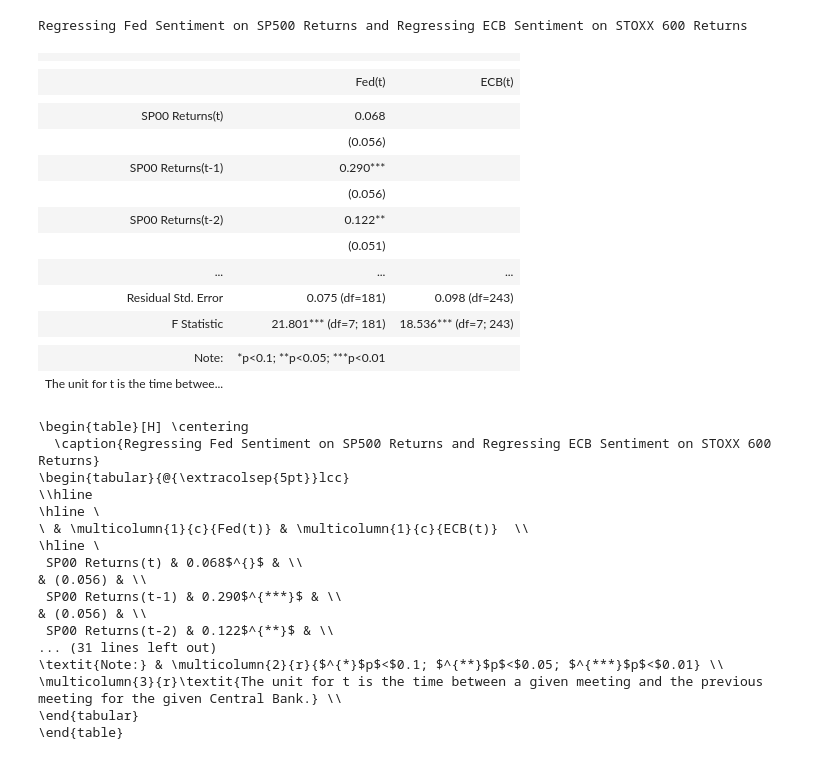
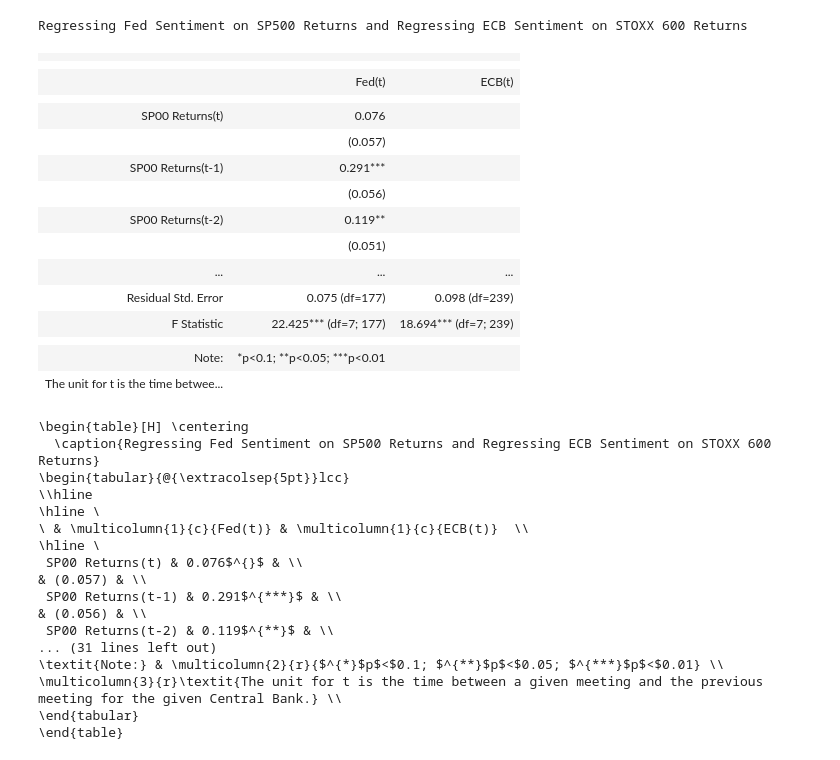
Before and after one commit to KyleNabors/Central-Bank-FinBERT-Analysis, a Jupyter notebook: Meeting Break Regressions.ipynb, the cells around one changed output. Cells and saved outputs as stored; diff of their text form; code cells hidden in the pictures.

```diff
--- a/Meeting Break Regressions.ipynb
+++ b/Meeting Break Regressions.ipynb
@@ -140,18 +151,27 @@ for column in sentiment.columns:
     if column != "date":  # Skip the 'date' column
         sentiment[f"{column}_1"] = sentiment[column].shift(1)
 
-for i in range(1, 5):
-    sentiment[f"fed_minutes_forward_{i}"] = sentiment["fed_minutes"].shift(-i)
-    sentiment[f"press_conferences_forward_{i}"] = sentiment["press_conferences"].shift(
-        -i
-    )
+
 for i in range(0, 6):
     fed_sentiment[f"log_returns_{i}"] = fed_sentiment["log_returns"].shift(i)
     ecb_sentiment[f"log_returns_eu_{i}"] = ecb_sentiment["log_returns_eu"].shift(i)
 
 # The count runs from day of announcment till day before next announcment so we shift the values by 1 so fed_minutes is now t where as before it was t-1
-fed_sentiment["fed_minutes_t"] = fed_sentiment["fed_minutes"].shift(-1)
-ecb_sentiment["press_conferences_t"] = ecb_sentiment["press_conferences"].shift(-1)
+fed_sentiment["fed_minutes"] = fed_sentiment["fed_minutes"].shift(-1)
+fed_sentiment["fed_minutes_1"] = fed_sentiment["fed_minutes"].shift(1)
+ecb_sentiment["press_conferences"] = ecb_sentiment["press_conferences"].shift(-1)
+ecb_sentiment["press_conferences_1"] = ecb_sentiment["press_conferences"].shift(1)
+
+ecb_sentiment["fed_minutes"] = ecb_sentiment["fed_minutes"].shift(-1)
+ecb_sentiment["fed_minutes_1"] = ecb_sentiment["fed_minutes"].shift(1)
+fed_sentiment["press_conferences"] = fed_sentiment["press_conferences"].shift(-1)
+fed_sentiment["press_conferences_1"] = fed_sentiment["press_conferences"].shift(1)
+
+for i in range(1, 5):
+    fed_sentiment[f"fed_minutes_forward_{i}"] = fed_sentiment["fed_minutes"].shift(-i)
+    ecb_sentiment[f"press_conferences_forward_{i}"] = ecb_sentiment[
+        "press_conferences"
+    ].shift(-i)
 # %%
 fed_sentiment = fed_sentiment.dropna()
 ecb_sentiment = ecb_sentiment.dropna()
@@ -164,7 +184,7 @@ sentiment = sentiment[
 ]
 # %%
 x0 = [
-    "fed_minutes",
+    "fed_minutes_1",
     "log_returns_0",
     "log_returns_1",
     "log_returns_2",
@@ -176,7 +196,7 @@ x0 = [
 ]
 
 x1 = [
-    "press_conferences",
+    "press_conferences_1",
     "log_returns_eu_0",
     "log_returns_eu_1",
     "log_returns_eu_2",
@@ -201,8 +221,8 @@ x1 = [
 #     "log_returnse_us_6",
 # ]
 
-yvar = "fed_minutes_t"
-yvar1 = "press_conferences_t"
+yvar = "fed_minutes"
+yvar1 = "press_conferences"
 # yvar2 = "minute_sentiment"
 # yvar3 = "pc_sentiment"
 
@@ -245,8 +265,8 @@ stargazer.covariate_order(
         "log_returns_eu_3",
         "log_returns_eu_4",
         "log_returns_eu_5",
-        "fed_minutes",
-        "press_conferences",
+        "fed_minutes_1",
+        "press_conferences_1",
     ]
 )
 stargazer.rename_covariates(
@@ -256,44 +276,44 @@ stargazer.rename_covariates(
         "log_returns_2": "SP00 Returns(t-2)",
         "log_returns_3": "SP00 Returns(t-3)",
         "log_returns_4": "SP00 Returns(t-4)",
         "log_returns_5": "SP00 Returns(t-5)",
-        "fed_minutes": "Fed(t-1)",
+        "fed_minutes_1": "Fed(t-1)",
         "log_returns_eu_0": "STOXX600 Returns(t)",
         "log_returns_eu_1": "STOXX600 Returns(t-1)",
         "log_returns_eu_2": "STOXX600 Returns(t-2)",
         "log_returns_eu_3": "STOXX600 Returns(t-3)",
         "log_returns_eu_4": "STOXX600 Returns(t-4)",
         "log_returns_eu_5": "STOXX600 Returns(t-5)",
-        "press_conferences": "ECB(t-1)",
+        "press_conferences_1": "ECB(t-1)",
     },
 )
 stargazer.add_custom_notes(
     [
         "The unit for t is the time between a given meeting and the previous meeting for the given Central Bank."
     ]
 )
 # Display the Stargazer output
 display(HTML(stargazer.render_html()))
 
 # Modify the LaTeX output to remove all \\[-1.8ex]
 latex_output = stargazer.render_latex().replace("\\[-1.8ex]", "")
 latex_output = latex_output.replace("!htbp", "H")
 print(latex_output)
 # %% [output]
 Regressing Fed Sentiment on SP500 Returns and Regressing ECB Sentiment on STOXX 600 Returns
 |  |  |  |
 |  |
 |  | Fed(t) | ECB(t) |
 |  |  |  |
-| SP00 Returns(t) | 0.068 |  |
+| SP00 Returns(t) | 0.076 |  |
+|  | (0.057) |  |
+| SP00 Returns(t-1) | 0.291*** |  |
 |  | (0.056) |  |
-| SP00 Returns(t-1) | 0.290*** |  |
-|  | (0.056) |  |
-| SP00 Returns(t-2) | 0.122** |  |
+| SP00 Returns(t-2) | 0.119** |  |
 |  | (0.051) |  |
 | ... | ... | ... |
-| Residual Std. Error | 0.075 (df=181) | 0.098 (df=243) |
-| F Statistic | 21.801*** (df=7; 181) | 18.536*** (df=7; 243) |
+| Residual Std. Error | 0.075 (df=177) | 0.098 (df=239) |
+| F Statistic | 22.425*** (df=7; 177) | 18.694*** (df=7; 239) |
 |  |  |  |
 | Note: | *p<0.1; **p<0.05; ***p<0.01 |  |
 | The unit for t is the time betwee... |  |  |
@@ -304,11 +324,11 @@ Regressing Fed Sentiment on SP500 Returns and Regressing ECB Sentiment on STOXX
 \hline \
 \ & \multicolumn{1}{c}{Fed(t)} & \multicolumn{1}{c}{ECB(t)}  \\
 \hline \
- SP00 Returns(t) & 0.068$^{}$ & \\
+ SP00 Returns(t) & 0.076$^{}$ & \\
+& (0.057) & \\
+ SP00 Returns(t-1) & 0.291$^{***}$ & \\
 & (0.056) & \\
- SP00 Returns(t-1) & 0.290$^{***}$ & \\
-& (0.056) & \\
- SP00 Returns(t-2) & 0.122$^{**}$ & \\
+ SP00 Returns(t-2) & 0.119$^{**}$ & \\
 ... (31 lines left out)
 \textit{Note:} & \multicolumn{2}{r}{$^{*}$p$<$0.1; $^{**}$p$<$0.05; $^{***}$p$<$0.01} \\
 \multicolumn{3}{r}\textit{The unit for t is the time between a given meeting and the previous meeting for the given Central Bank.} \\
```
Also changed, not shown: parts of 5 cells of this notebook.
